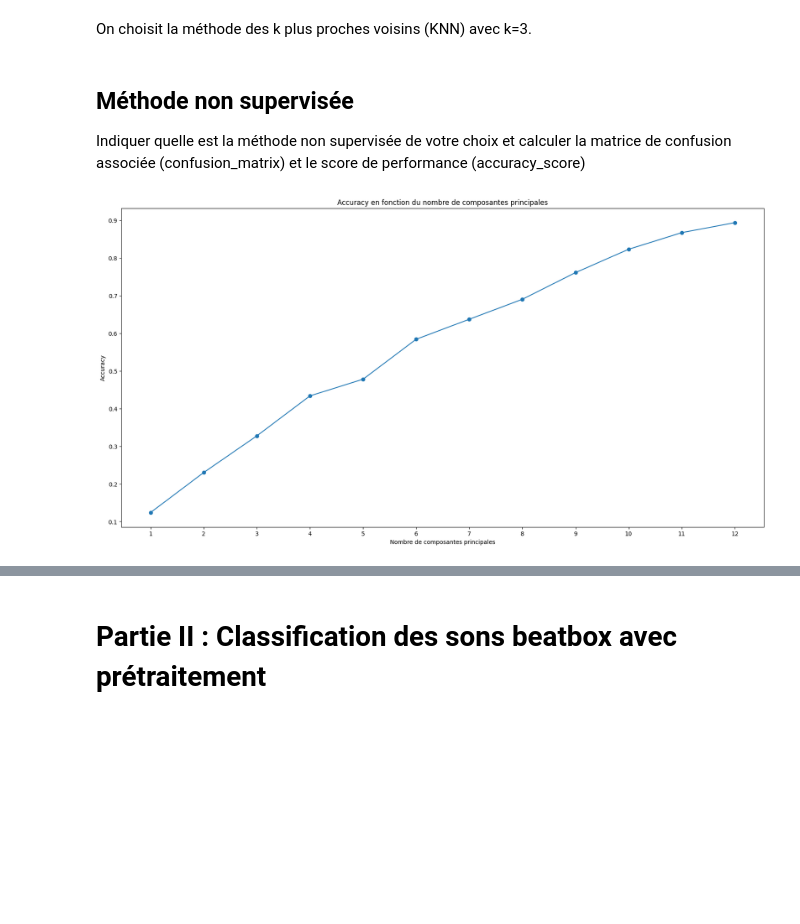
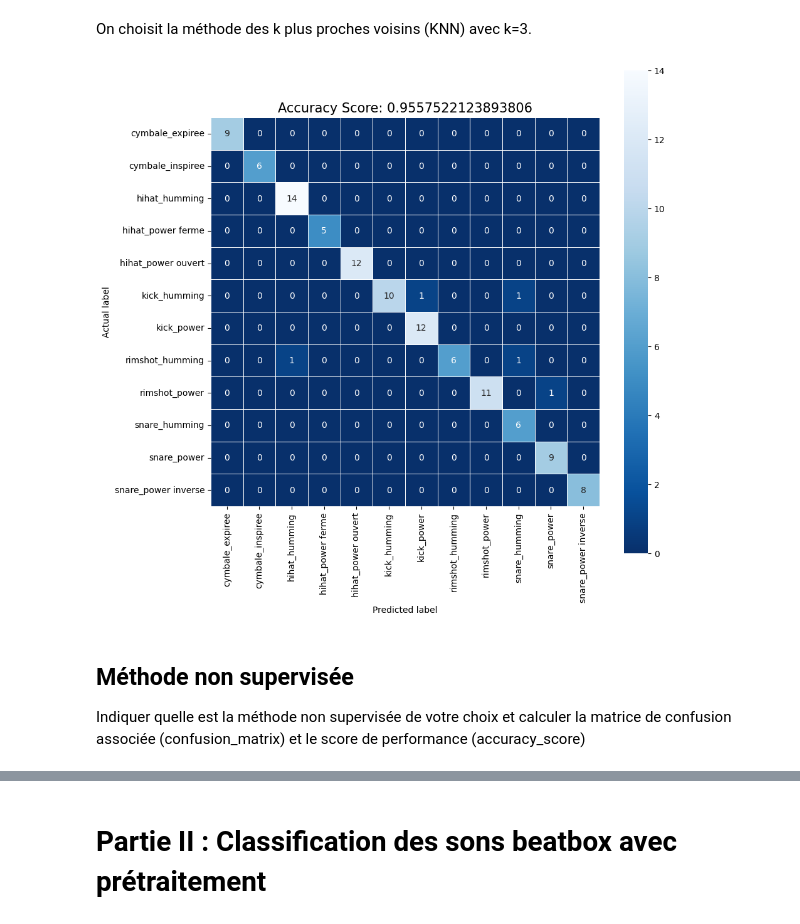
Before and after one commit to HDwayne/Projet_BeatBox, a Jupyter notebook: ProjetBeatbox.ipynb, the cells around one changed output, grey strips where cells are left out. Saved outputs shown, nothing was run; the diff lists cells and outputs as text; code cells hidden in the pictures; blank space fills up the shorter version.

```diff
--- a/ProjetBeatbox.ipynb
+++ b/ProjetBeatbox.ipynb
@@ -203,36 +203,18 @@ cm_kppv = confusion_matrix(y_test, y_pred_kppv)
 accuracy_kppv = accuracy_score(y_test, y_pred_kppv)
 # %%
 # Affichage de la matrice de confusion
-# plt.figure(figsize=(10, 10))
-# sns.heatmap(cm_kppv, annot=True, linewidths=.5, square=True, cmap='Blues_r', xticklabels=Nomlabel, yticklabels=Nomlabel)
-# plt.ylabel('Actual label')
-# plt.xlabel('Predicted label')
-# all_sample_title = 'Accuracy Score: {0}'.format(accuracy_kppv)
-# plt.title(all_sample_title, size=15)
-# plt.show()
+plt.figure(figsize=(10, 10))
+sns.heatmap(cm_kppv, annot=True, linewidths=.5, square=True, cmap='Blues_r', xticklabels=Nomlabel, yticklabels=Nomlabel)
+plt.ylabel('Actual label')
+plt.xlabel('Predicted label')
+all_sample_title = 'Accuracy Score: {0}'.format(accuracy_kppv)
+plt.title(all_sample_title, size=15)
+plt.show()
+# %% [output]
+[figure, added]
 # %% [markdown]
 ## Méthode non supervisée
 Indiquer quelle est la méthode non supervisée de votre choix et calculer la matrice de confusion associée (confusion_matrix) et le score de performance (accuracy_score)
-# %%
-res = []
-for i in range(1, 13):
-  kmeans = KMeans(n_clusters=i, random_state=0, n_init='auto')
-  kmeans.fit(X_train)
-  y_pred_kmeans = kmeans.predict(X_test)
-  y_pred_kmeans = correspondance(y_pred_kmeans, y_test)
-  accuracy_kmeans = accuracy_score(y_test, y_pred_kmeans)
-  res.append(accuracy_kmeans)
-
-
-plt.figure(figsize=(20,10))
-plt.title('Accuracy en fonction du nombre de composantes principales')
-plt.plot(range(1, 13), res, marker='o')
-plt.xlabel('Nombre de composantes principales')
-plt.ylabel('Accuracy')
-plt.xticks(range(1, 13))
-plt.show()
-# %% [output]
-[figure, removed]
 # %%
 # Initialisation du modèle KMeans avec 12 clusters
 kmeans = KMeans(n_clusters=12, random_state=0, n_init='auto')
```
Also changed, not shown: parts of 18 cells of this notebook.
